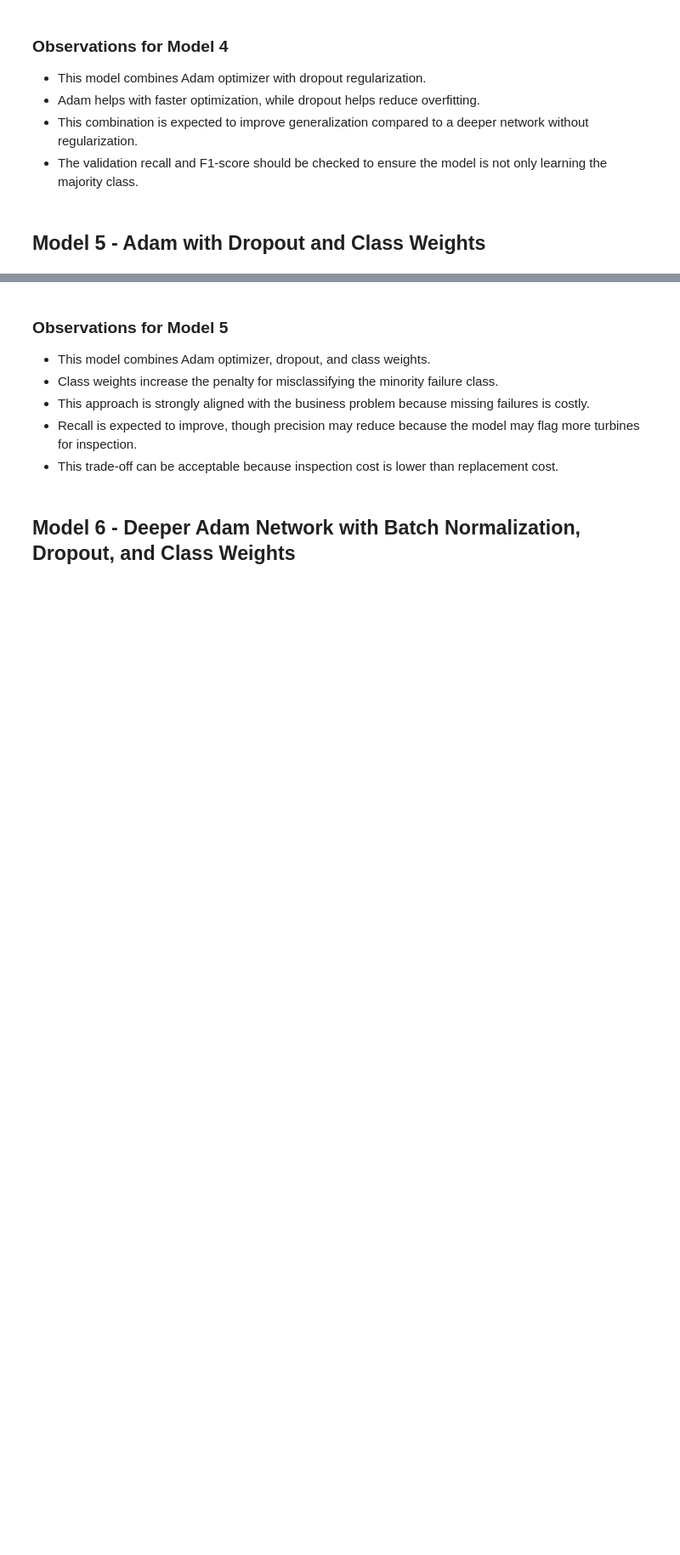
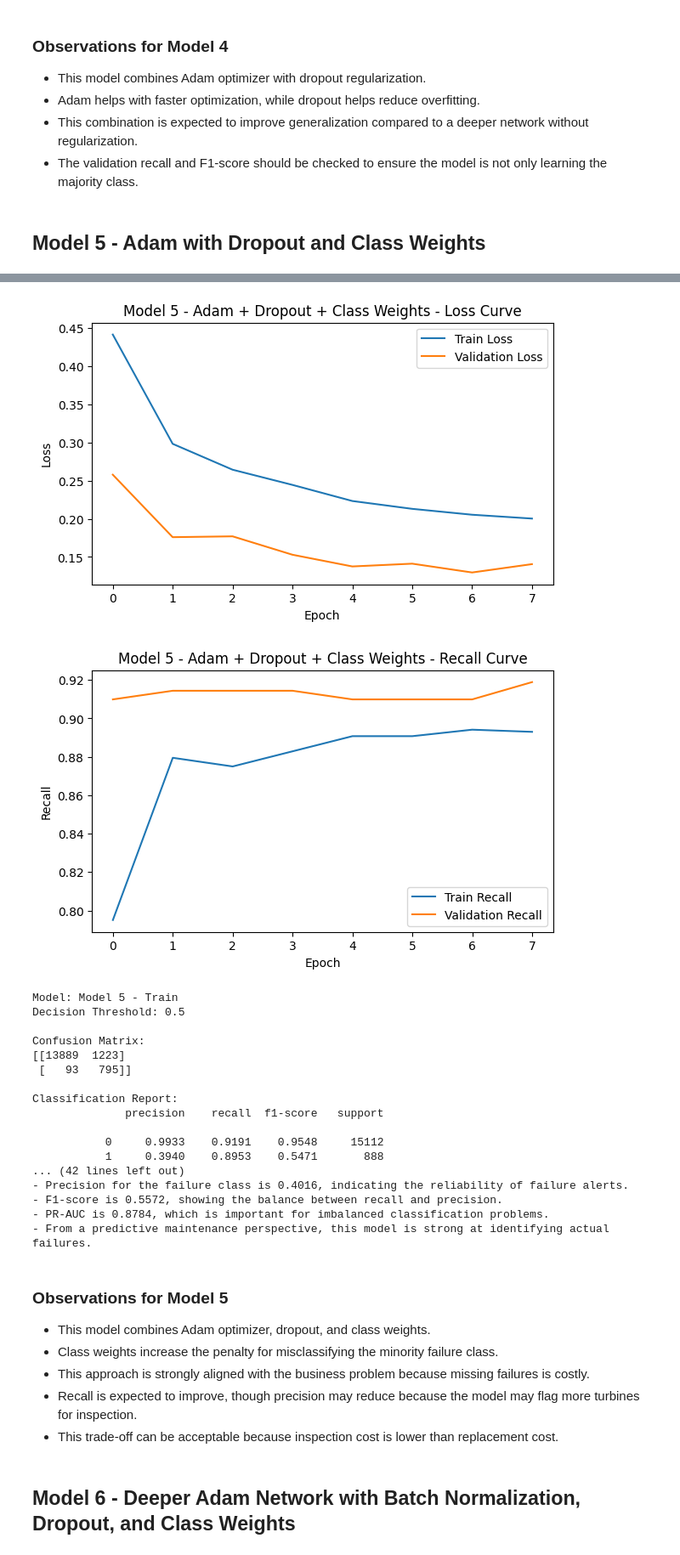
Before and after one commit to click2shivesh/shivesh-uta-aiml-py, a Jupyter notebook: Shivesh_INN_ReneWind_Neural_Networks_Full_Code_Notebook.ipynb, the cells around one changed output, grey strips where cells are left out. Shown at 85% size. Cells and saved outputs as stored; diff of their text form; code cells hidden in the pictures; blank space fills up the shorter version.

```diff
--- a/Shivesh_INN_ReneWind_Neural_Networks_Full_Code_Notebook.ipynb
+++ b/Shivesh_INN_ReneWind_Neural_Networks_Full_Code_Notebook.ipynb
@@ -713,6 +1056,10 @@ model_observation(val_metrics_4)
 # %% [markdown]
 ## Model 5 - Adam with Dropout and Class Weights
 # %%
+classes = np.unique(y_train)
+weights = compute_class_weight(class_weight="balanced", classes=classes, y=y_train)
+class_weights = dict(zip(classes, weights))
+
 model_5 = build_nn_model(
     input_dim=X_train_scaled.shape[1],
     hidden_layers=[128, 64, 32],
@@ -740,3 +1087,4 @@ val_metrics_5 = print_detailed_evaluation(model_5, X_val_scaled, y_val, "Model 5
 training_results.append(train_metrics_5)
 validation_results.append(val_metrics_5)
 model_observation(val_metrics_5)
+# %% [output]
@@ -743,3 +1111,22 @@ model_observation(val_metrics_5)
+[figure, added]
+[figure, added]
+Model: Model 5 - Train
+Decision Threshold: 0.5
+
+Confusion Matrix:
+[[13889  1223]
+ [   93   795]]
+
+Classification Report:
+              precision    recall  f1-score   support
+
+           0     0.9933    0.9191    0.9548     15112
+           1     0.3940    0.8953    0.5471       888
+... (42 lines left out)
+- Precision for the failure class is 0.4016, indicating the reliability of failure alerts.
+- F1-score is 0.5572, showing the balance between recall and precision.
+- PR-AUC is 0.8784, which is important for imbalanced classification problems.
+- From a predictive maintenance perspective, this model is strong at identifying actual failures.
 # %% [markdown]
 ### Observations for Model 5
 
```
Also changed, not shown: parts of 37 cells of this notebook.
